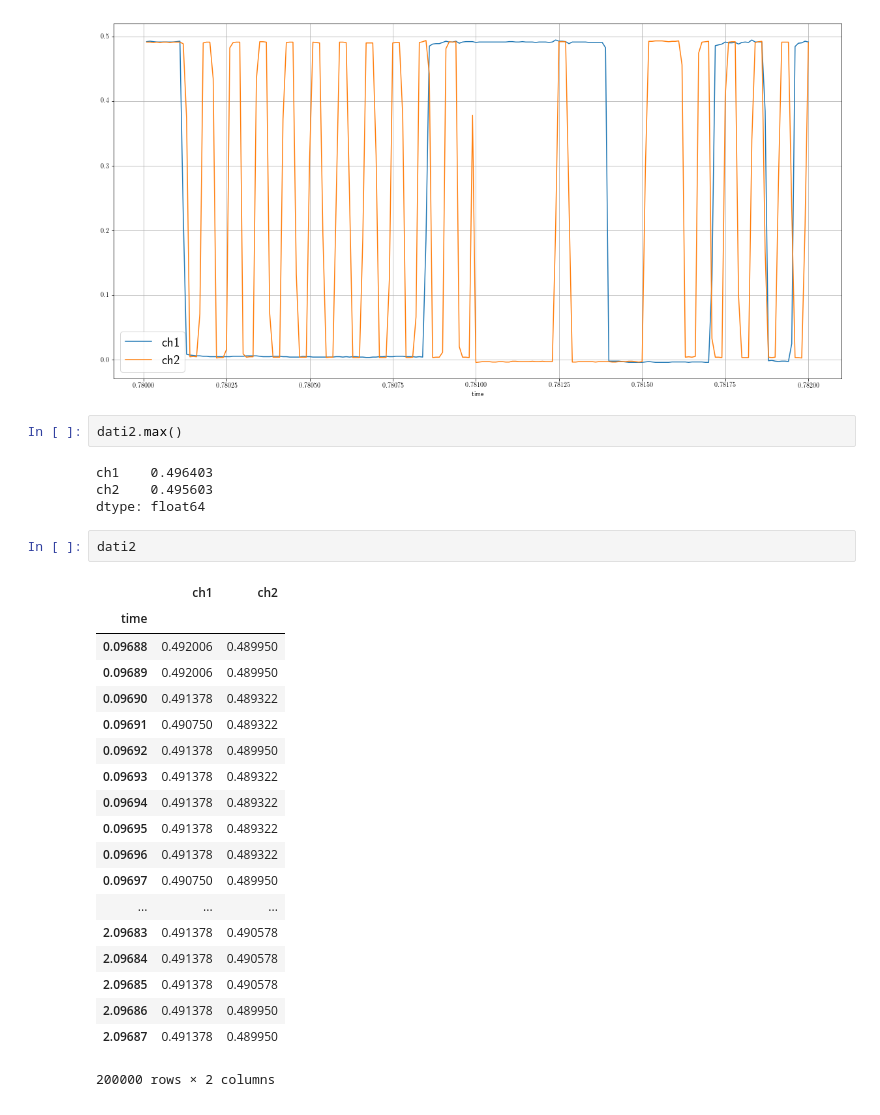
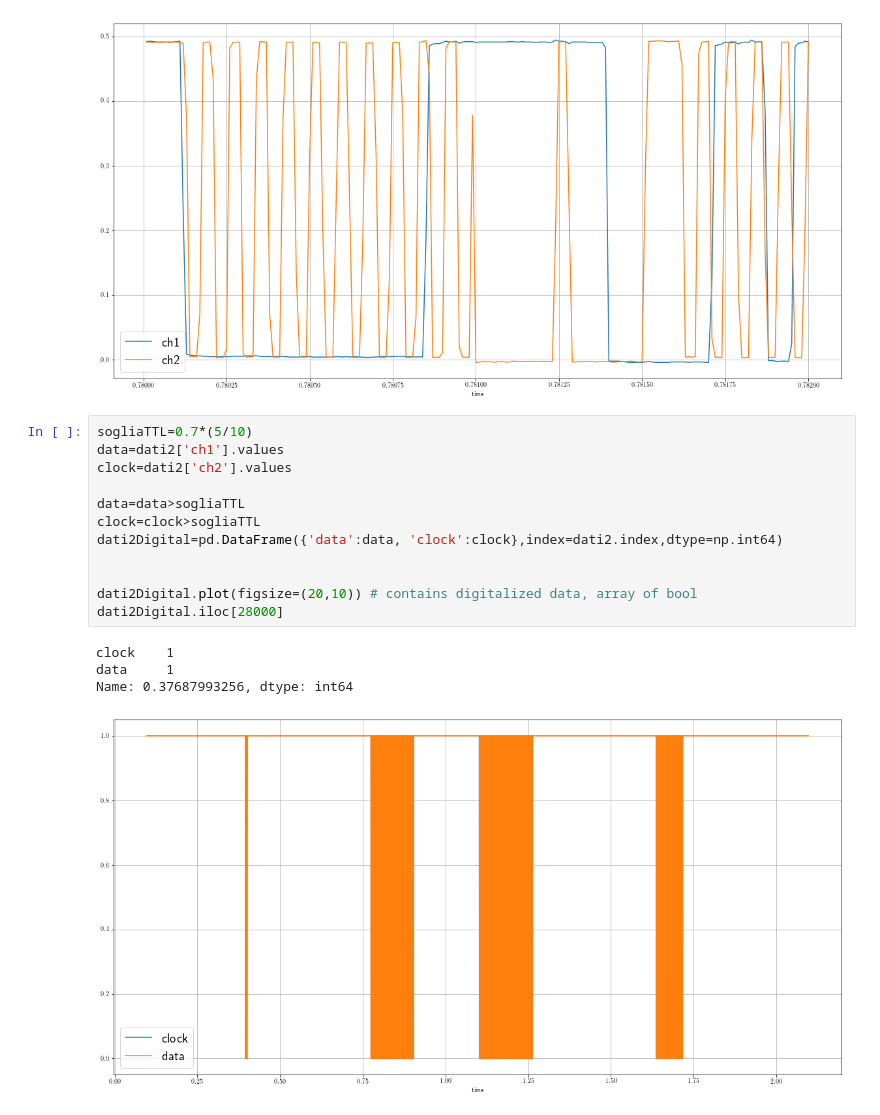
Before and after one commit to Enrico31415/Project_LabAdvEl, a Jupyter notebook: MouseSignals.ipynb, the cells around one changed output. Cells and saved outputs as stored; diff of their text form.

```diff
--- a/MouseSignals.ipynb
+++ b/MouseSignals.ipynb
@@ -46,31 +28,20 @@ dati2.iloc[(dati2.index>finestra[0])*(dati2.index<finestra[1])].plot(figsize=(20
 # %% [output]
 <matplotlib.axes._subplots.AxesSubplot at 0x...>
 [figure]
-# %%
-dati2.max()
-# %% [output]
-ch1    0.496403
-ch2    0.495603
-dtype: float64
-# %%
-dati2
-# %% [output]
-|  | ch1 | ch2 |
-| time |  |  |
-| 0.09688 | 0.492006 | 0.489950 |
-| 0.09689 | 0.492006 | 0.489950 |
-| 0.09690 | 0.491378 | 0.489322 |
-| 0.09691 | 0.490750 | 0.489322 |
-| 0.09692 | 0.491378 | 0.489950 |
-| 0.09693 | 0.491378 | 0.489322 |
-| 0.09694 | 0.491378 | 0.489322 |
-| 0.09695 | 0.491378 | 0.489322 |
-| 0.09696 | 0.491378 | 0.489322 |
-| 0.09697 | 0.490750 | 0.489950 |
-| ... | ... | ... |
-| 2.09683 | 0.491378 | 0.490578 |
-| 2.09684 | 0.491378 | 0.490578 |
-| 2.09685 | 0.491378 | 0.490578 |
-| 2.09686 | 0.491378 | 0.489950 |
-| 2.09687 | 0.491378 | 0.489950 |
-200000 rows × 2 columns
+# %%
+sogliaTTL=0.7*(5/10)
+data=dati2['ch1'].values
+clock=dati2['ch2'].values
+
+data=data>sogliaTTL
+clock=clock>sogliaTTL
+dati2Digital=pd.DataFrame({'data':data, 'clock':clock},index=dati2.index,dtype=np.int64)
+
+
+dati2Digital.plot(figsize=(20,10)) # contains digitalized data, array of bool
+dati2Digital.iloc[28000]
+# %% [output]
+clock    1
+data     1
+Name: 0.37687993256, dtype: int64
+[figure, added]
```
Also changed, not shown: parts of 16 cells of this notebook, 3 other files.
